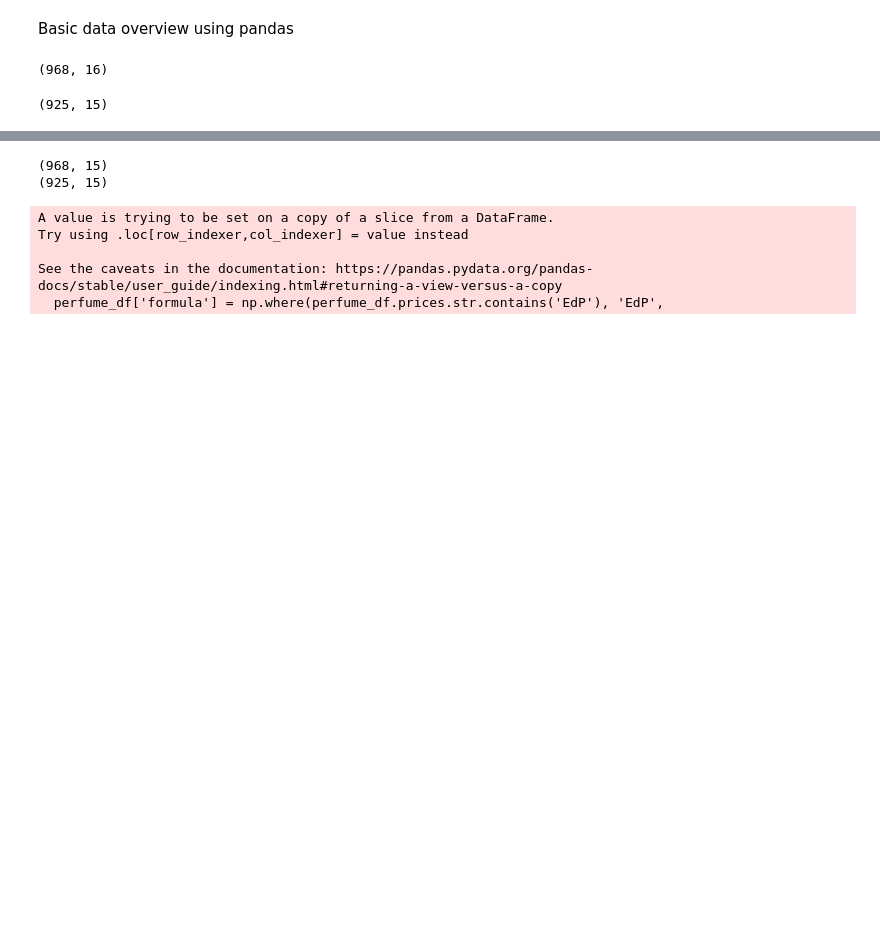
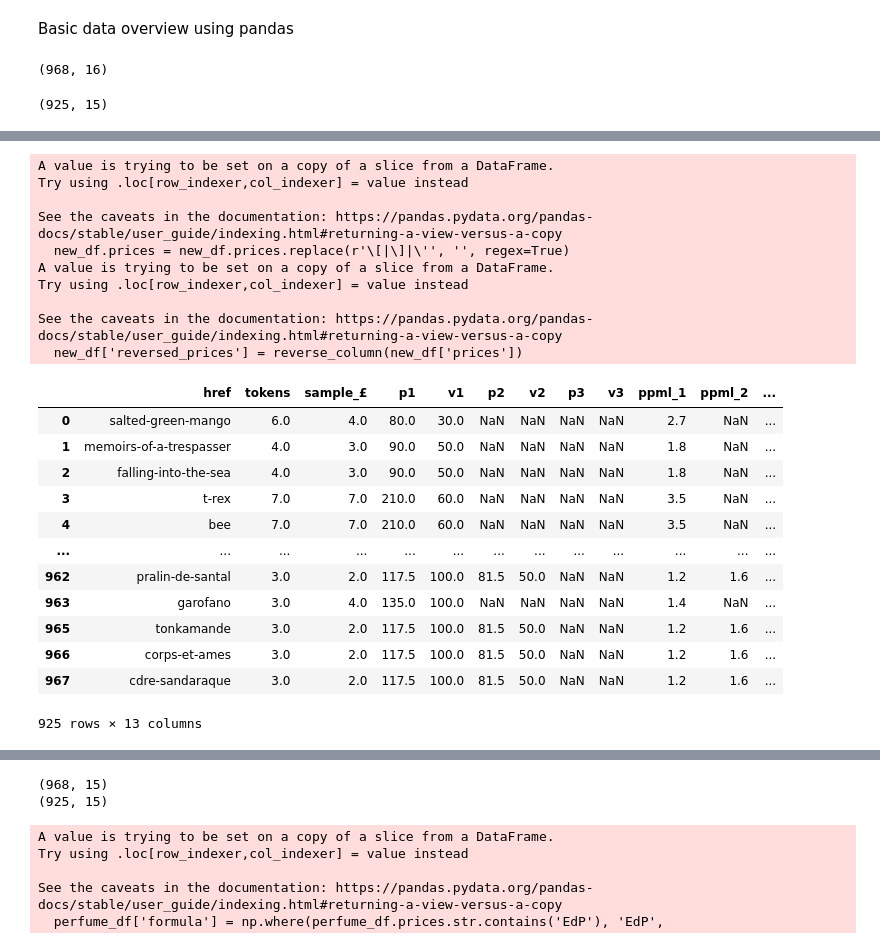
Before and after one commit to emm-sam/Perfume-Analytics, a Jupyter notebook: data_cleaning.ipynb, the cells around one changed output, grey strips where cells are left out. Drawn from its saved outputs; the diff is of its cells as text; code cells hidden in the pictures; blank space fills up the shorter version.

Commit message:
Adds improved code to wrangle price data

```diff
--- a/data_cleaning.ipynb
+++ b/data_cleaning.ipynb
@@ -96,0 +41,74 @@ up_todate
+# %%
+new_df = data[['href', 'prices']]
+new_df.prices = new_df.prices.replace(r'\[|\]|\'', '', regex=True)
+def reverse_column(column):
+    return column.str.split(',').apply(lambda x: ','.join(reversed(x)))
+
+new_df['reversed_prices'] = reverse_column(new_df['prices'])
+
+split_prices = new_df['reversed_prices'].str.split(',', expand=True)
+# print(type(new_df.reversed_prices[0])) # both prices and reverse prices are strings
+split_prices = split_prices.iloc[:, [1,3]]
+split_prices.columns = ['tokens', 'sample_£']
+
+split = new_df['prices'].str.split(',', expand=True)
+split
+split.columns = ['p1', 'v1', 'p2', 'v2', 'p3', 'v3', 'scrap', 'delete', 'no', 'bin']
+
+for index, row in split.iterrows():
+    if row.iloc[6] is None:
+        split.at[index, 'p2'] = None
+        split.at[index, 'v2'] = None
+        split.at[index, 'p3'] = None
+        split.at[index, 'v3'] = None
+
+for index, row in split.iterrows():
+    if row.iloc[8] is None:
+        split.at[index, 'scrap'] = None
+        split.at[index, 'delete'] = None
+        split.at[index, 'p3'] = None
+        split.at[index, 'v3'] = None
+
+split = split.iloc[:, :6]
+merged = pd.merge(split_prices, split,left_index=True, right_index=True, how='outer')
+final_df = pd.merge(new_df, merged,left_index=True, right_index=True, how='outer')
+final_df = final_df.drop(columns=['prices', 'reversed_prices'])
+
+final_df.iloc[:,1:] = final_df.iloc[:,1:].apply(lambda x: x.str.replace(r'[^0-9\s.]', '', regex=True))
+final_df = final_df.apply(lambda x: x.str.strip())
+
+columns_to_convert = ['tokens', 'sample_£', 'p1', 'v1', 'p2', 'p3', 'v2', 'v3']
+# Convert the specified columns to numeric
+final_df[columns_to_convert] = final_df[columns_to_convert].apply(pd.to_numeric, errors='coerce')
+
+final_df['ppml_1'] = round((final_df.p1 / final_df.v1),1)
+final_df['ppml_2'] = round((final_df.p2 / final_df.v2),1)
+final_df['ppml_3'] = round((final_df.p3 / final_df.v3),1)
+final_df['decant_price'] = final_df.tokens * 5
+final_df
+
+# is ppml 1 always the cheapest option?
+# %% [output]
+A value is trying to be set on a copy of a slice from a DataFrame.
+Try using .loc[row_indexer,col_indexer] = value instead
+
+See the caveats in the documentation: https://pandas.pydata.org/pandas-docs/stable/user_guide/indexing.html#returning-a-view-versus-a-copy
+  new_df.prices = new_df.prices.replace(r'\[|\]|\'', '', regex=True)
+A value is trying to be set on a copy of a slice from a DataFrame.
+Try using .loc[row_indexer,col_indexer] = value instead
+
+See the caveats in the documentation: https://pandas.pydata.org/pandas-docs/stable/user_guide/indexing.html#returning-a-view-versus-a-copy
+  new_df['reversed_prices'] = reverse_column(new_df['prices'])
+|  | href | tokens | sample_£ | p1 | v1 | p2 | v2 | p3 | v3 | ppml_1 | ppml_2 | ... |
+| 0 | salted-green-mango | 6.0 | 4.0 | 80.0 | 30.0 | NaN | NaN | NaN | NaN | 2.7 | NaN | ... |
+| 1 | memoirs-of-a-trespasser | 4.0 | 3.0 | 90.0 | 50.0 | NaN | NaN | NaN | NaN | 1.8 | NaN | ... |
+| 2 | falling-into-the-sea | 4.0 | 3.0 | 90.0 | 50.0 | NaN | NaN | NaN | NaN | 1.8 | NaN | ... |
+| 3 | t-rex | 7.0 | 7.0 | 210.0 | 60.0 | NaN | NaN | NaN | NaN | 3.5 | NaN | ... |
+| 4 | bee | 7.0 | 7.0 | 210.0 | 60.0 | NaN | NaN | NaN | NaN | 3.5 | NaN | ... |
+| ... | ... | ... | ... | ... | ... | ... | ... | ... | ... | ... | ... | ... |
+| 962 | pralin-de-santal | 3.0 | 2.0 | 117.5 | 100.0 | 81.5 | 50.0 | NaN | NaN | 1.2 | 1.6 | ... |
+| 963 | garofano | 3.0 | 4.0 | 135.0 | 100.0 | NaN | NaN | NaN | NaN | 1.4 | NaN | ... |
+| 965 | tonkamande | 3.0 | 2.0 | 117.5 | 100.0 | 81.5 | 50.0 | NaN | NaN | 1.2 | 1.6 | ... |
+| 966 | corps-et-ames | 3.0 | 2.0 | 117.5 | 100.0 | 81.5 | 50.0 | NaN | NaN | 1.2 | 1.6 | ... |
+| 967 | cdre-sandaraque | 3.0 | 2.0 | 117.5 | 100.0 | 81.5 | 50.0 | NaN | NaN | 1.2 | 1.6 | ... |
+925 rows × 13 columns
```
Also changed, not shown: parts of 11 cells of this notebook.
